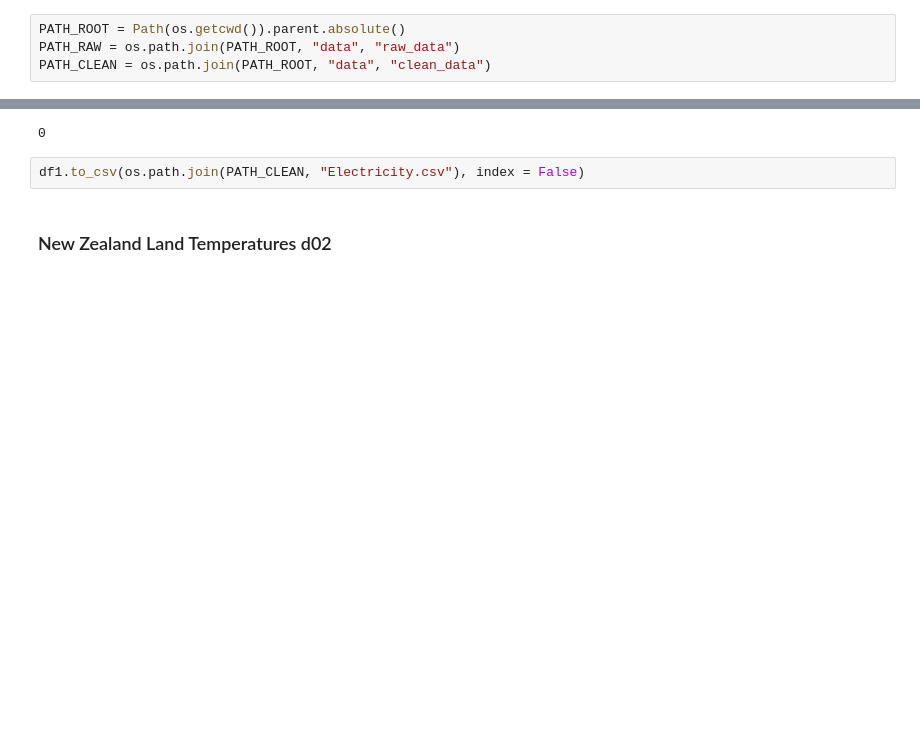
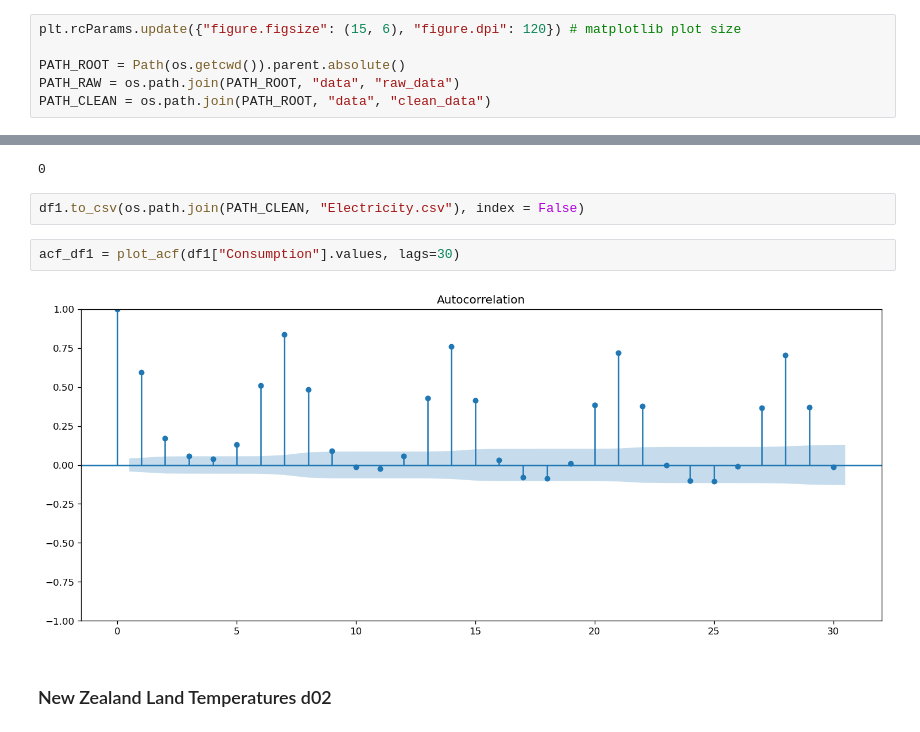
Before and after one commit to ProfiterolePuff/nvita, a Jupyter notebook: experiments/step1_preprocessing.ipynb, the cells around one changed output, grey strips where cells are left out. Cells and saved outputs as stored; diff of their text form; blank space fills up the shorter version.

```diff
--- a/experiments/step1_preprocessing.ipynb
+++ b/experiments/step1_preprocessing.ipynb
@@ -9,4 +11,6 @@ import pandas as pd
 # %%
+plt.rcParams.update({"figure.figsize": (15, 6), "figure.dpi": 120}) # matplotlib plot size
+
 PATH_ROOT = Path(os.getcwd()).parent.absolute()
 PATH_RAW = os.path.join(PATH_ROOT, "data", "raw_data")
 PATH_CLEAN = os.path.join(PATH_ROOT, "data", "clean_data")
@@ -70,6 +74,10 @@ There are 15 Missing values filled.
 0
 # %%
 df1.to_csv(os.path.join(PATH_CLEAN, "Electricity.csv"), index = False)
+# %%
+acf_df1 = plot_acf(df1["Consumption"].values, lags=30)
+# %% [output]
+[figure, added]
 # %% [markdown]
 ### New Zealand Land Temperatures d02
 # %%
```
Also changed, not shown: parts of 4 cells of this notebook, 10 other files.
